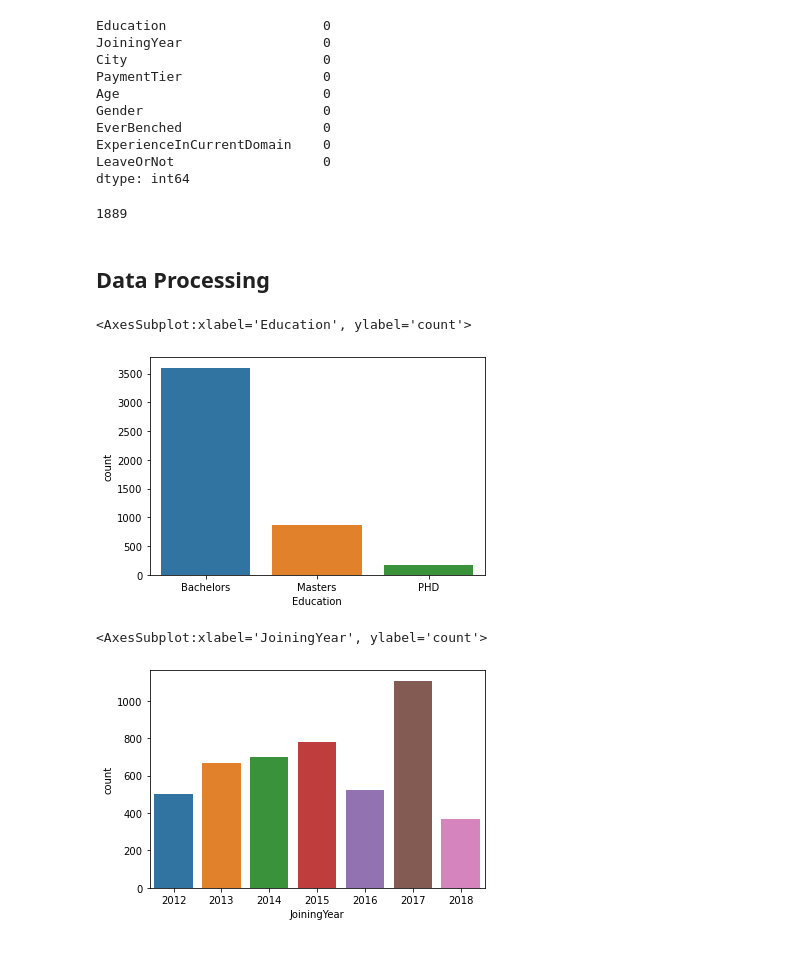
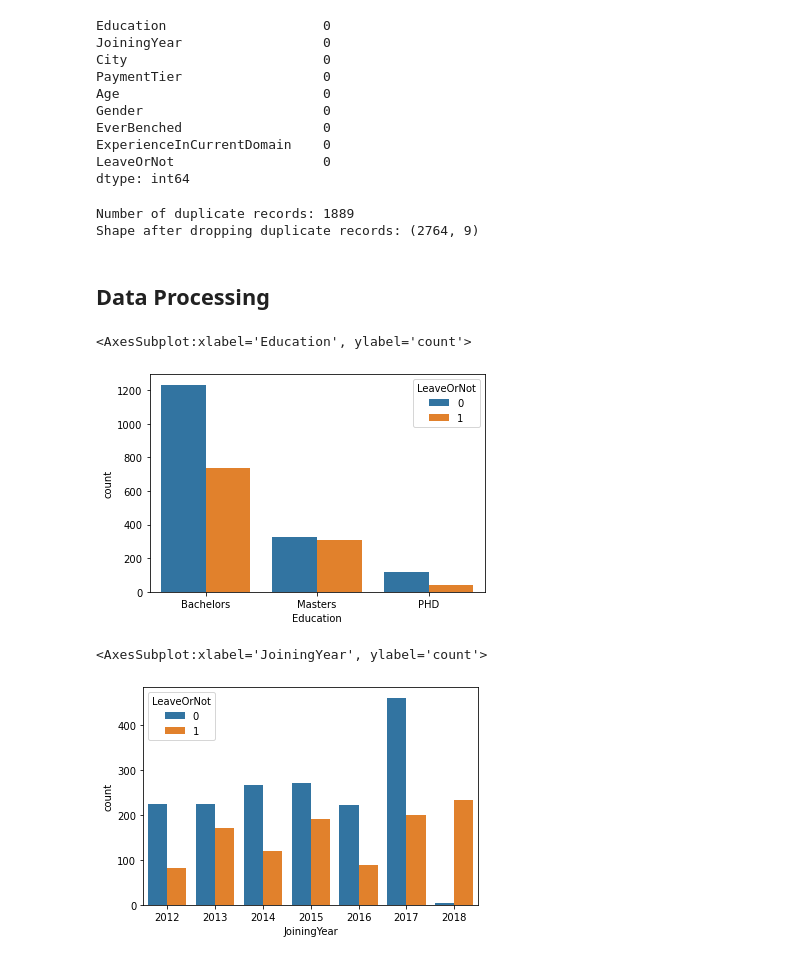
Before and after one commit to joaoreis16/employee_future_prediction, a Jupyter notebook: code/main.ipynb, the cells around one changed output. Drawn from its saved outputs; the diff is of its cells as text; code cells hidden in the pictures.

```diff
--- a/code/main.ipynb
+++ b/code/main.ipynb
@@ -48,19 +49,24 @@ EverBenched                  0
 ExperienceInCurrentDomain    0
 LeaveOrNot                   0
 dtype: int64
-# %%
-data.duplicated().sum()
-# %% [output]
-1889
+# %%
+duplicates = data.duplicated().sum()
+data = data.drop_duplicates()
+
+print('Number of duplicate records:', duplicates)
+print('Shape after dropping duplicate records:', data.shape)
+# %% [output]
+Number of duplicate records: 1889
+Shape after dropping duplicate records: (2764, 9)
 # %% [markdown]
 ## Data Processing
 # %%
-sns.countplot(data["Education"])
+sns.countplot(data = data ,x='Education',hue='LeaveOrNot')
 # %% [output]
 <AxesSubplot:xlabel='Education', ylabel='count'>
-[figure, old version]
+[figure, new version]
 # %%
-sns.countplot(data["JoiningYear"])
+sns.countplot(data = data ,x='JoiningYear',hue='LeaveOrNot')
 # %% [output]
 <AxesSubplot:xlabel='JoiningYear', ylabel='count'>
-[figure, old version]
+[figure, new version]
```
Also changed, not shown: parts of 10 cells of this notebook.
